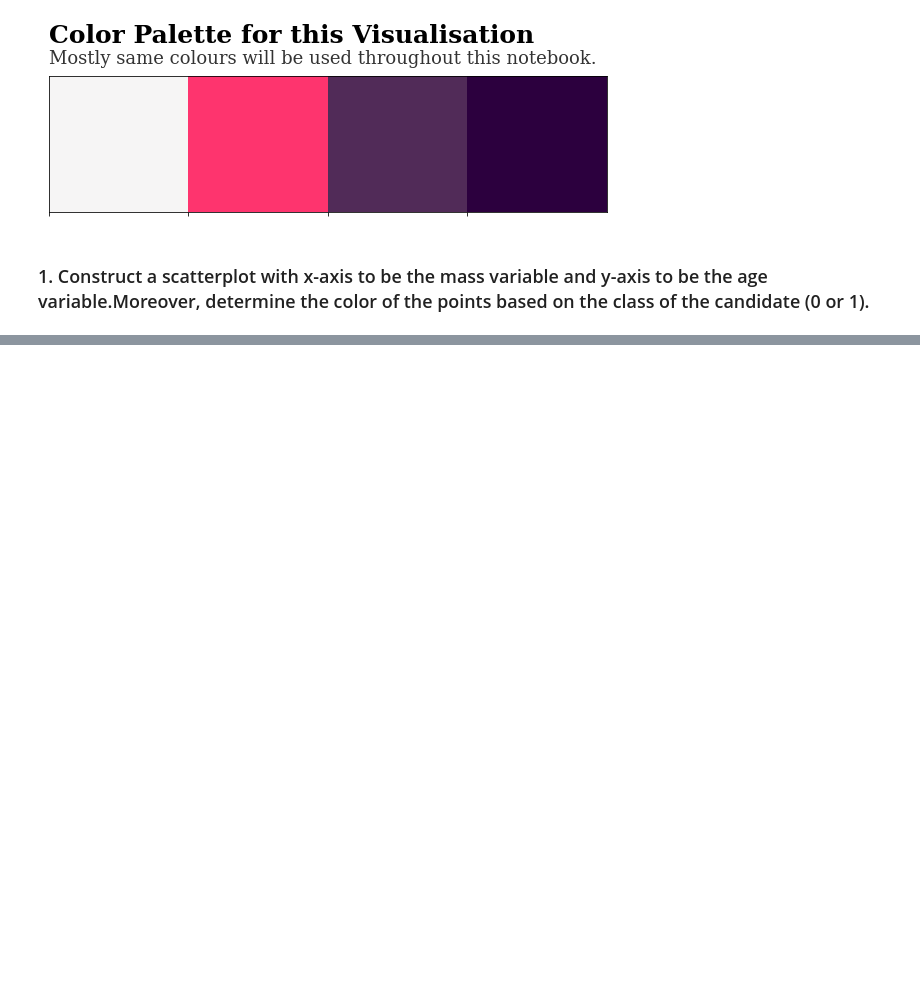
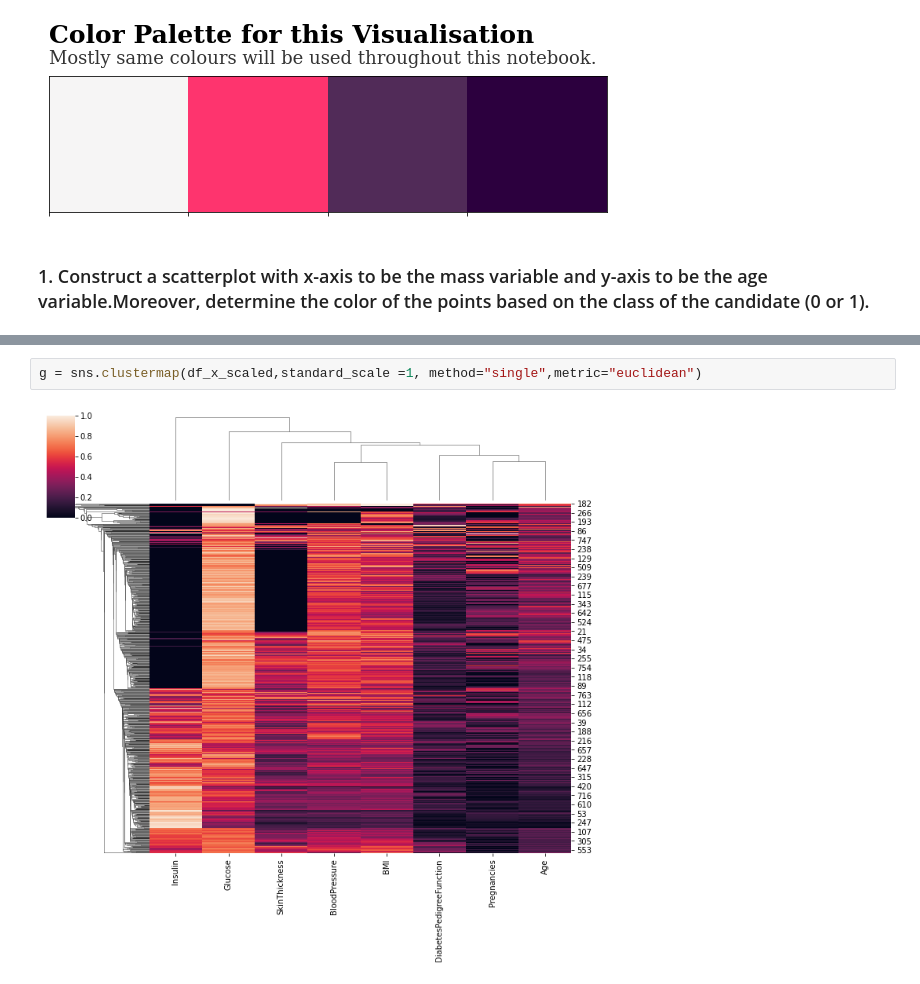
Before and after one commit to abhishek540/freelancing_project, a Jupyter notebook: pima-indian-diabetes-dataset-lab-assignment-05.ipynb, the cells around one changed output, grey strips where cells are left out. Drawn from its saved outputs; the diff is of its cells as text; blank space fills up the shorter version.

```diff
--- a/pima-indian-diabetes-dataset-lab-assignment-05.ipynb
+++ b/pima-indian-diabetes-dataset-lab-assignment-05.ipynb
@@ -177,0 +271,4 @@ plt.show()
+# %%
+g = sns.clustermap(df_x_scaled,standard_scale =1, method="single",metric="euclidean")
+# %% [output]
+[figure, added]
```
Also changed, not shown: parts of 27 cells of this notebook.
